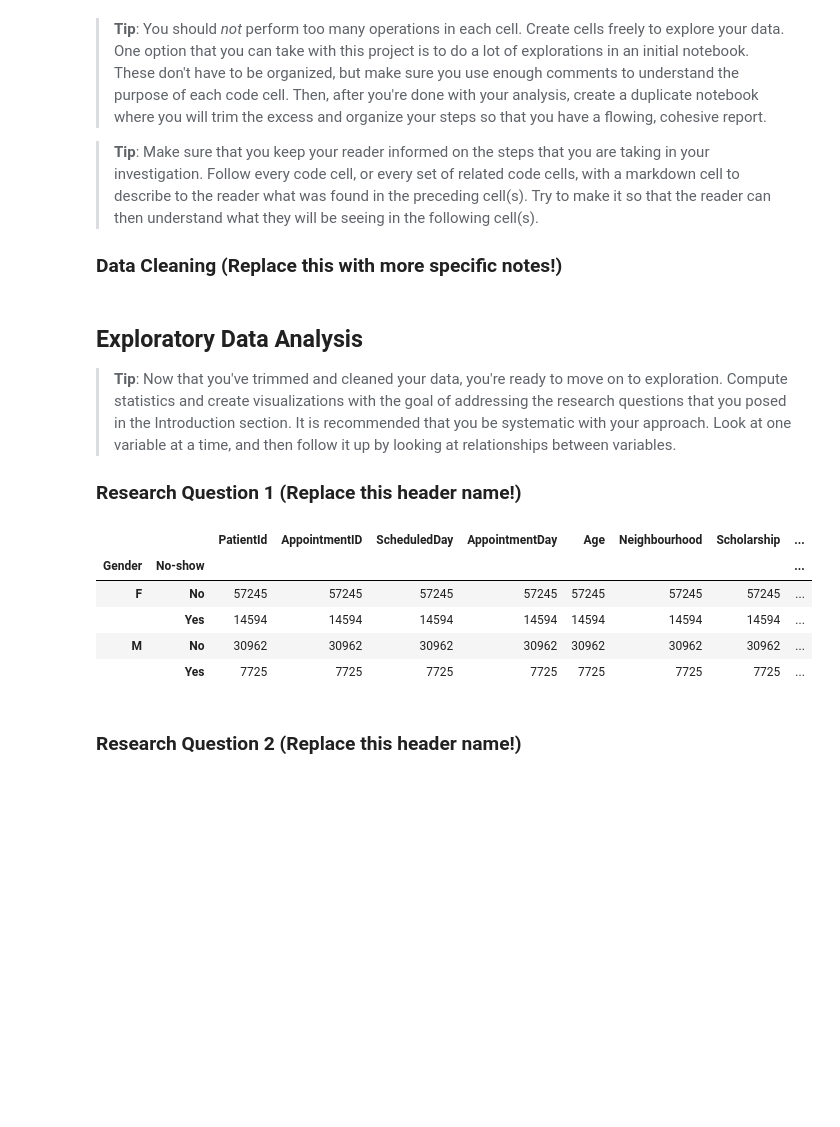
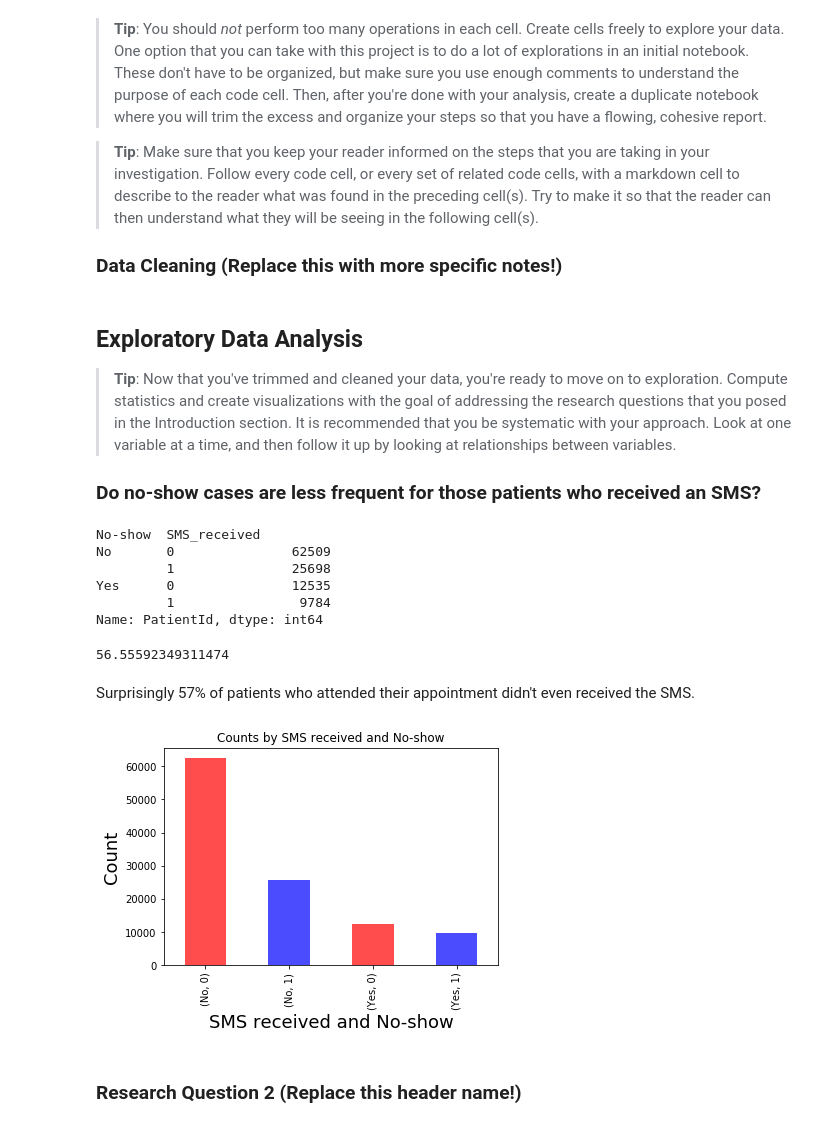
Before and after one commit to diegourban/no-show, a Jupyter notebook: no_show.ipynb, the cells around one changed output. Saved outputs shown, nothing was run; the diff lists cells and outputs as text; code cells hidden in the pictures; blank space fills up the shorter version.

```diff
--- a/no_show.ipynb
+++ b/no_show.ipynb
@@ -177,18 +178,38 @@ df = df[df.Age != -1]
 
 > **Tip**: Now that you've trimmed and cleaned your data, you're ready to move on to exploration. Compute statistics and create visualizations with the goal of addressing the research questions that you posed in the Introduction section. It is recommended that you be systematic with your approach. Look at one variable at a time, and then follow it up by looking at relationships between variables.
 
-### Research Question 1 (Replace this header name!)
+### Do no-show cases are less frequent for those patients who received an SMS?
-# %%
-# Use this, and more code cells, to explore your data. Don't forget to add
-#   Markdown cells to document your observations and findings.
-df.groupby(['Gender', 'No-show']).count()
-# %% [output]
-|  |  | PatientId | AppointmentID | ScheduledDay | AppointmentDay | Age | Neighbourhood | Scholarship | ... |
-| Gender | No-show |  |  |  |  |  |  |  | ... |
-| F | No | 57245 | 57245 | 57245 | 57245 | 57245 | 57245 | 57245 | ... |
-|  | Yes | 14594 | 14594 | 14594 | 14594 | 14594 | 14594 | 14594 | ... |
-| M | No | 30962 | 30962 | 30962 | 30962 | 30962 | 30962 | 30962 | ... |
-|  | Yes | 7725 | 7725 | 7725 | 7725 | 7725 | 7725 | 7725 | ... |
+# %%
+counts = df.groupby(['No-show', 'SMS_received']).count()['PatientId'];
+counts
+# %% [output]
+No-show  SMS_received
+No       0               62509
+         1               25698
+Yes      0               12535
+         1                9784
+Name: PatientId, dtype: int64
+# %%
+df_no_show = df[df['No-show'] == 'No']
+total_no_show_no_sms_received = df_no_show[df_no_show['SMS_received'] == 0].shape[0]
+total = df.shape[0]
+
+no_show_no_sms_received_percent = (total_no_show_no_sms_received * 100) / total
+no_show_no_sms_received_percent
+# %% [output]
+56.55592349311474
+# %% [markdown]
+Surprisingly 57% of patients who attended their appointment didn't even received the SMS.
+# %%
+counts = df.groupby(['No-show', 'SMS_received']).count()['PatientId'];
+
+colors=['red', 'blue']
+
+counts.plot(kind='bar', title='Counts by SMS received and No-show', color=colors, alpha=.7);
+plt.xlabel('SMS received and No-show', fontsize=18);
+plt.ylabel('Count', fontsize=18);
+# %% [output]
+[figure, added]
 # %% [markdown]
 ### Research Question 2  (Replace this header name!)
 # %%
```
Also changed, not shown: parts of 2 cells of this notebook.
